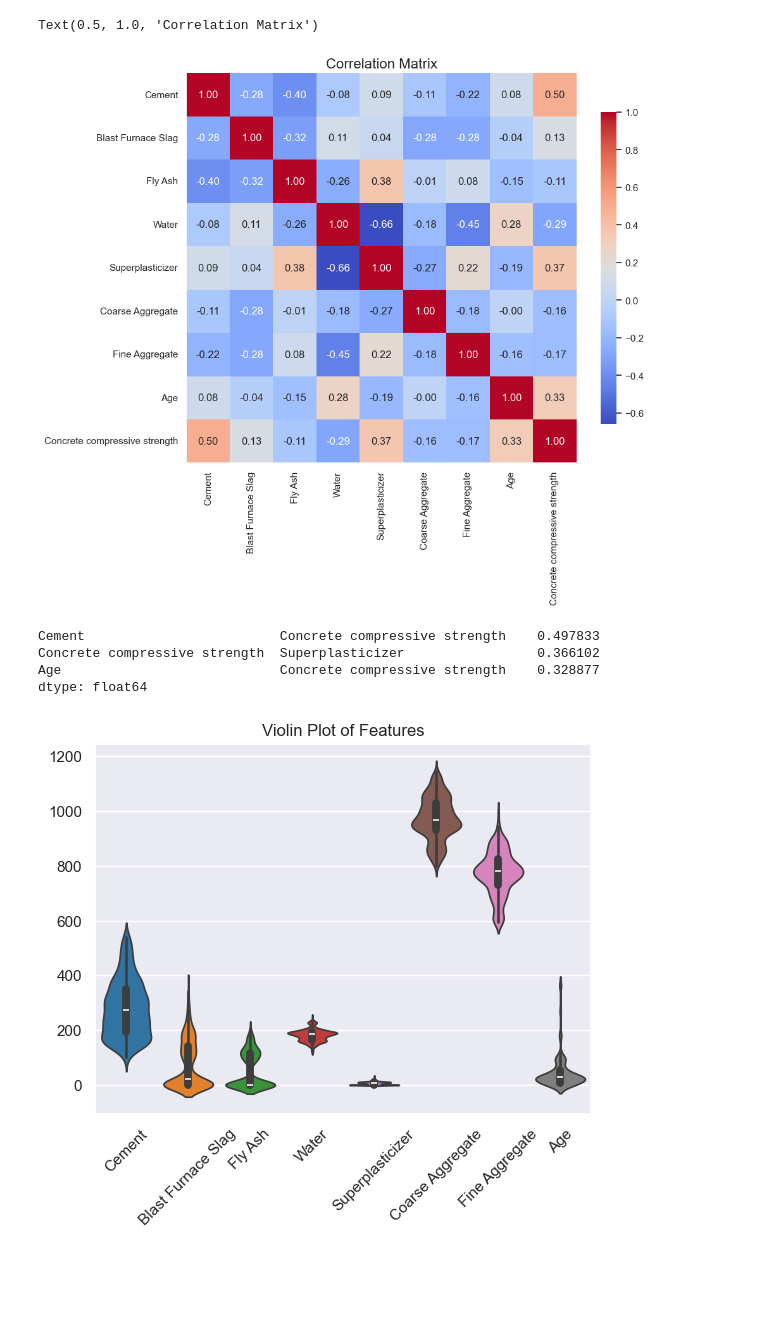
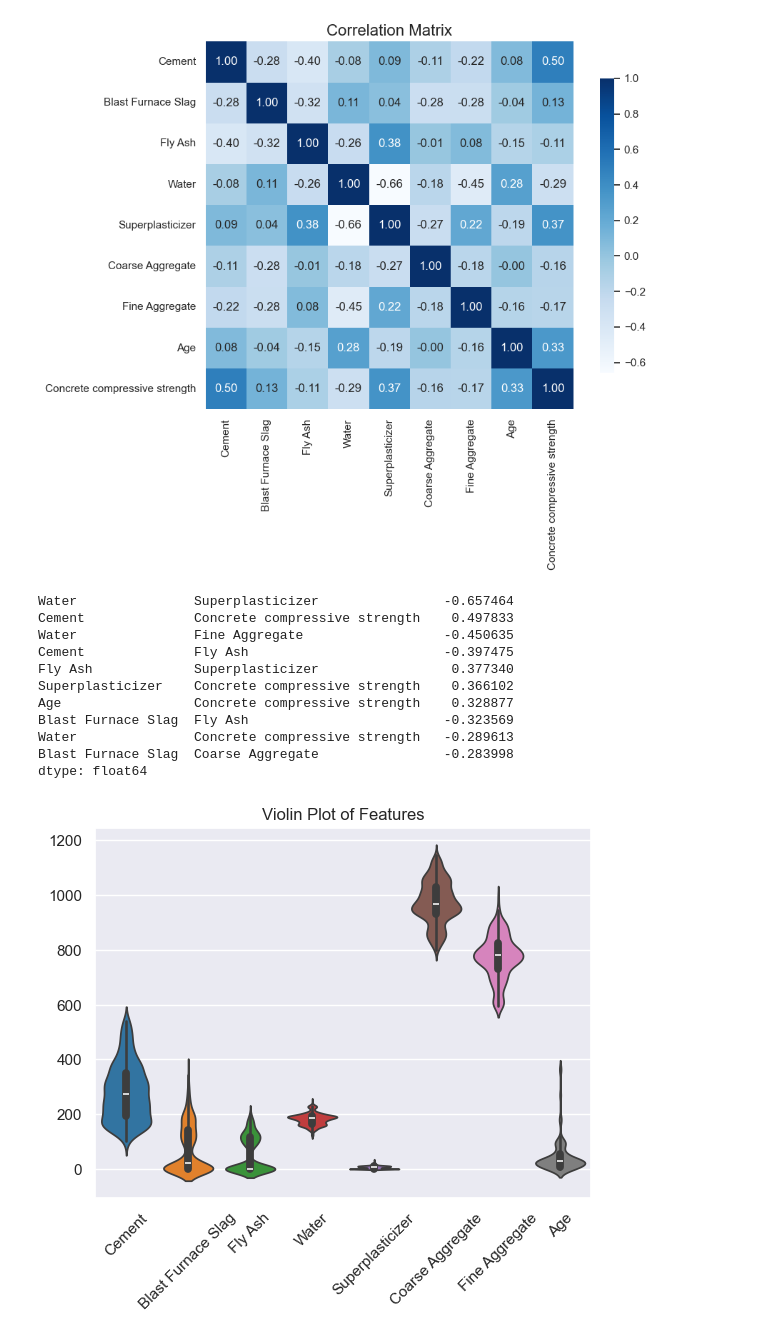
Before and after one commit to chrisd314/02452_Machine_Learning_Project_Fall_2025, a Jupyter notebook: ML Assignment 1.ipynb, the cells around one changed output. Saved outputs shown, nothing was run; the diff lists cells and outputs as text; code cells hidden in the pictures; blank space fills up the shorter version.

```diff
--- a/ML Assignment 1.ipynb
+++ b/ML Assignment 1.ipynb
@@ -2,13 +2,13 @@
 import numpy as np
 import pandas as pd
 from scipy.io import loadmat
-
 import seaborn as sns
 import matplotlib.pyplot as plt
-
 from sklearn.decomposition import PCA
+from sklearn.preprocessing import StandardScaler
 
 # Plotting style
+sns.set_style("dark")
 sns.set_style('darkgrid')
 sns.set_theme(font_scale=1.)
 # %%
@@ -74,0 +135,12 @@ plt.show()
+# %%
+# # # DISTRIBUTION PLOTS # # #
+
+# Distribution of attributes and target variable
+for col in df.columns:
+    plt.figure(figsize=(6,4))
+    sns.histplot(df[col], bins=20, kde=True, color='tab:blue')
+    plt.xlabel(col)
+    plt.ylabel("Frequency")
+    plt.title(f"Distribution of {col}")
+    plt.tight_layout()
+    plt.show()
@@ -121,30 +182,50 @@ plt.show()
 # %%
-# Correlation matrix
+# # # CORRELATION MATRIX # # #
+
+# Clean the names of the dataframe, remove everything after the first '(' in each column name
 df.columns = [col.split('(')[0].strip() for col in df.columns]
-corr_matrix = df.corr()
+corr_matrix = df.corr(numeric_only=True)  # Ignore non-numeric columns if there are any
 plt.figure(figsize=(10, 8))
-sns.heatmap(corr_matrix, annot=True, fmt=".2f", cmap='coolwarm', square=True, cbar_kws={"shrink": .8})
+sns.heatmap(corr_matrix, annot=True, fmt=".2f", cmap='Blues', square=True, cbar_kws={"shrink": .8})
 plt.title("Correlation Matrix", fontsize=16)
+plt.tight_layout()
 # %% [output]
-Text(0.5, 1.0, 'Correlation Matrix')
-[figure, old version]
+[figure, new version]
 # %%
-# Flatten correlation matrix and sort
-correlations = corr_matrix.unstack().sort_values(ascending=False)
+# # Flatten correlation matrix and sort
+# correlations = corr_matrix.unstack().sort_values(ascending=False)
 
-# Remove self-correlations (1s)
-correlations_no_self = correlations[correlations != 1]
+# # Remove self-correlations (1s)
+# correlations_no_self = correlations[correlations != 1]
 
-# Select correlations using slicing [1:9:2]
-selected = correlations_no_self.iloc[1:9:2]
+# # Select correlations using slicing [1:9:2]
+# selected = correlations_no_self.iloc[1:9:2]
 
-# Drop the second value in this selection (index 1 of 'selected')
-result = selected.drop(selected.index[1])
+# # Drop the second value in this selection (index 1 of 'selected')
+# result = selected.drop(selected.index[1])
 
-print(result)
+# print(result)
+
+# Maybe this way is better (?)
+
+# Keep only one triangle from the corr_matrix (k=1 removes diagonal)
+upper = corr_matrix.where(np.triu(np.ones(corr_matrix.shape), k=1).astype(bool))
+
+# Flatten, drop NaNs, sort by absolute value (so strong negative also ranks high)
+top_pairs = (upper.stack().sort_values(key=lambda s: s.abs(), ascending=False))
+
+# Print top 10 pairs
+print(top_pairs.head(10))
 # %% [output]
-Cement                         Concrete compressive strength    0.497833
-Concrete compressive strength  Superplasticizer                 0.366102
-Age                            Concrete compressive strength    0.328877
+Water               Superplasticizer                -0.657464
+Cement              Concrete compressive strength    0.497833
+Water               Fine Aggregate                  -0.450635
+Cement              Fly Ash                         -0.397475
+Fly Ash             Superplasticizer                 0.377340
+Superplasticizer    Concrete compressive strength    0.366102
+Age                 Concrete compressive strength    0.328877
+Blast Furnace Slag  Fly Ash                         -0.323569
+Water               Concrete compressive strength   -0.289613
+Blast Furnace Slag  Coarse Aggregate                -0.283998
 dtype: float64
 # %%
```
Also changed, not shown: parts of 16 cells of this notebook.
